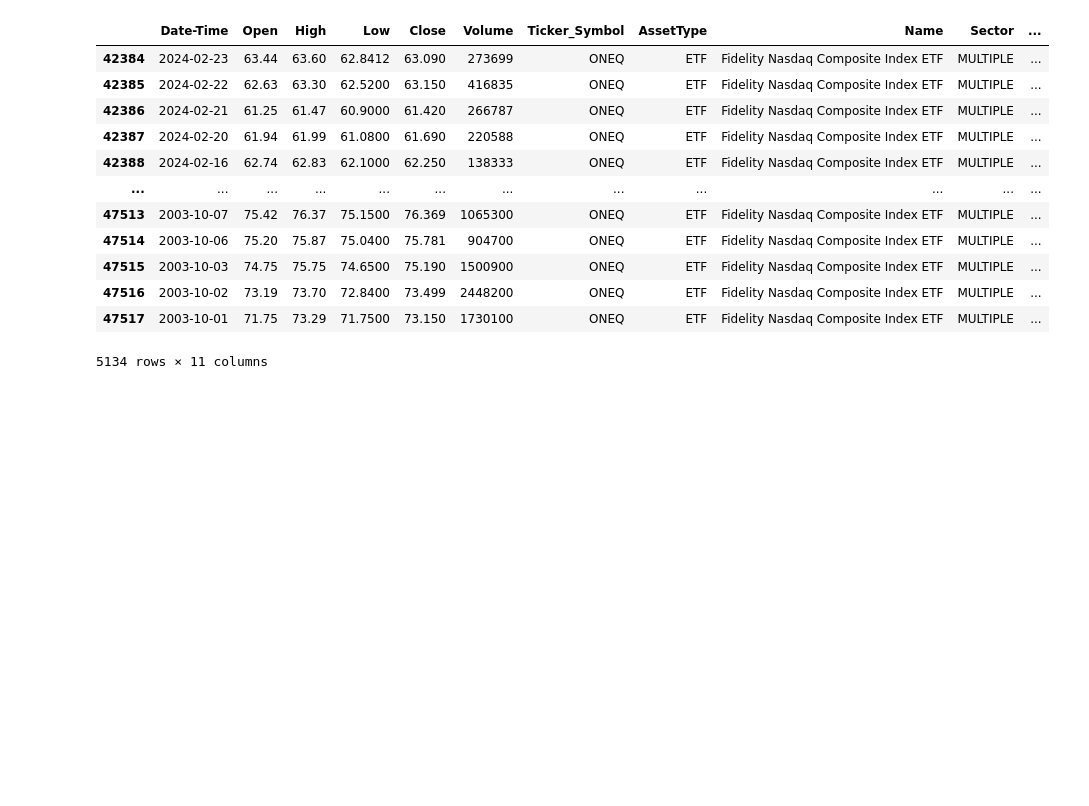
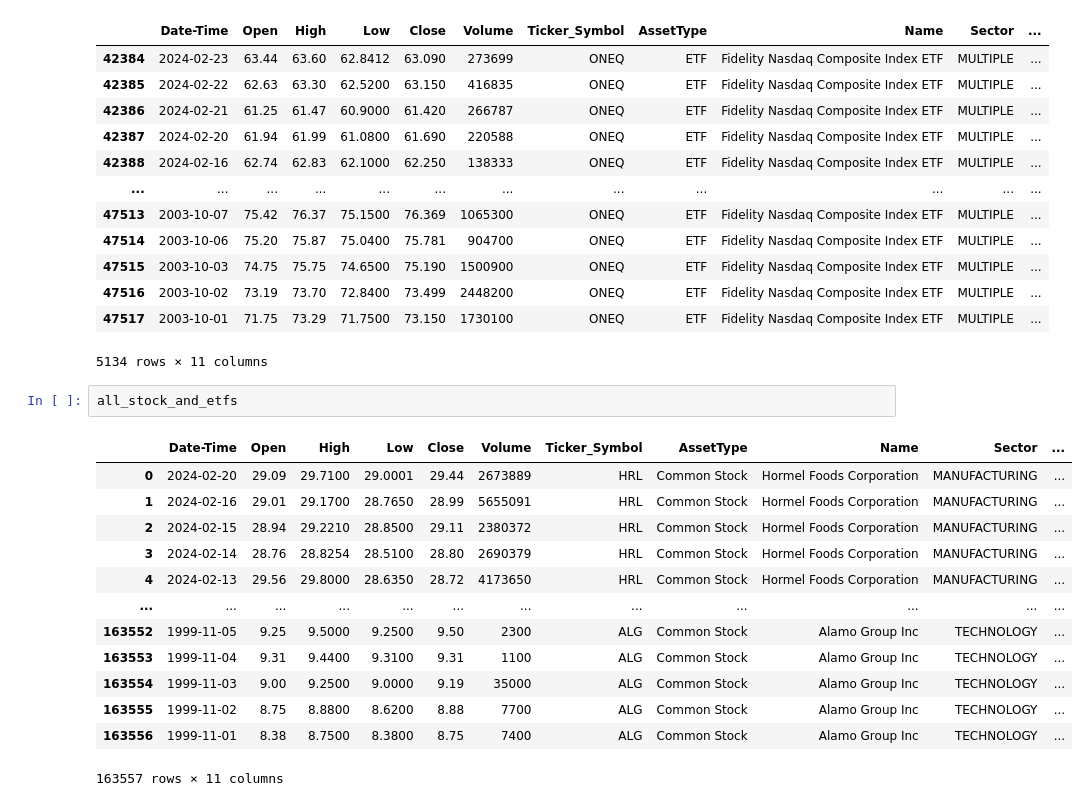
Before and after one commit to YuvBindal/Citadel-APAC-DATATHON-24, a Jupyter notebook: notebook_shayaan.ipynb, the cells around one changed output. Cells and saved outputs as stored; diff of their text form; blank space fills up the shorter version.

```diff
--- a/notebook_shayaan.ipynb
+++ b/notebook_shayaan.ipynb
@@ -203,3 +203,19 @@ display(ONEQ_df)
 | 47516 | 2003-10-02 | 73.19 | 73.70 | 72.8400 | 73.499 | 2448200 | ONEQ | ETF | Fidelity Nasdaq Composite Index ETF | MULTIPLE | ... |
 | 47517 | 2003-10-01 | 71.75 | 73.29 | 71.7500 | 73.150 | 1730100 | ONEQ | ETF | Fidelity Nasdaq Composite Index ETF | MULTIPLE | ... |
 5134 rows × 11 columns
+# %%
+all_stock_and_etfs
+# %% [output]
+|  | Date-Time | Open | High | Low | Close | Volume | Ticker_Symbol | AssetType | Name | Sector | ... |
+| 0 | 2024-02-20 | 29.09 | 29.7100 | 29.0001 | 29.44 | 2673889 | HRL | Common Stock | Hormel Foods Corporation | MANUFACTURING | ... |
+| 1 | 2024-02-16 | 29.01 | 29.1700 | 28.7650 | 28.99 | 5655091 | HRL | Common Stock | Hormel Foods Corporation | MANUFACTURING | ... |
+| 2 | 2024-02-15 | 28.94 | 29.2210 | 28.8500 | 29.11 | 2380372 | HRL | Common Stock | Hormel Foods Corporation | MANUFACTURING | ... |
+| 3 | 2024-02-14 | 28.76 | 28.8254 | 28.5100 | 28.80 | 2690379 | HRL | Common Stock | Hormel Foods Corporation | MANUFACTURING | ... |
+| 4 | 2024-02-13 | 29.56 | 29.8000 | 28.6350 | 28.72 | 4173650 | HRL | Common Stock | Hormel Foods Corporation | MANUFACTURING | ... |
+| ... | ... | ... | ... | ... | ... | ... | ... | ... | ... | ... | ... |
+| 163552 | 1999-11-05 | 9.25 | 9.5000 | 9.2500 | 9.50 | 2300 | ALG | Common Stock | Alamo Group Inc | TECHNOLOGY | ... |
+| 163553 | 1999-11-04 | 9.31 | 9.4400 | 9.3100 | 9.31 | 1100 | ALG | Common Stock | Alamo Group Inc | TECHNOLOGY | ... |
+| 163554 | 1999-11-03 | 9.00 | 9.2500 | 9.0000 | 9.19 | 35000 | ALG | Common Stock | Alamo Group Inc | TECHNOLOGY | ... |
+| 163555 | 1999-11-02 | 8.75 | 8.8800 | 8.6200 | 8.88 | 7700 | ALG | Common Stock | Alamo Group Inc | TECHNOLOGY | ... |
+| 163556 | 1999-11-01 | 8.38 | 8.7500 | 8.3800 | 8.75 | 7400 | ALG | Common Stock | Alamo Group Inc | TECHNOLOGY | ... |
+163557 rows × 11 columns
```
Also changed, not shown: parts of 2 cells of this notebook, 14 other files.
